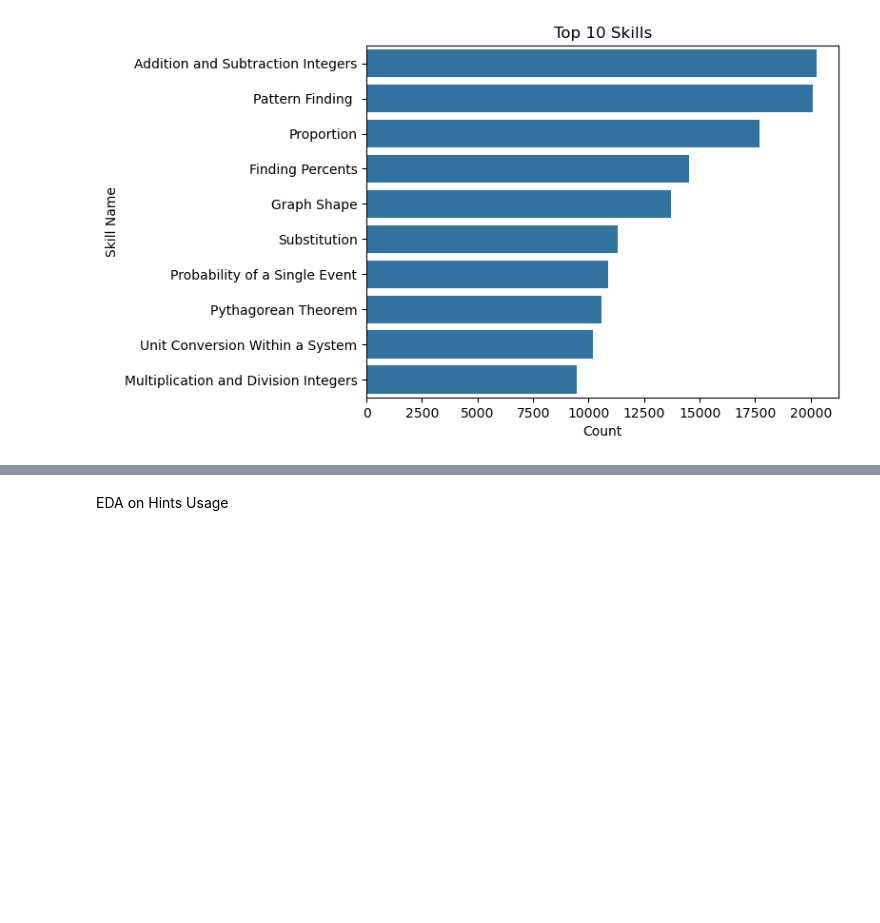
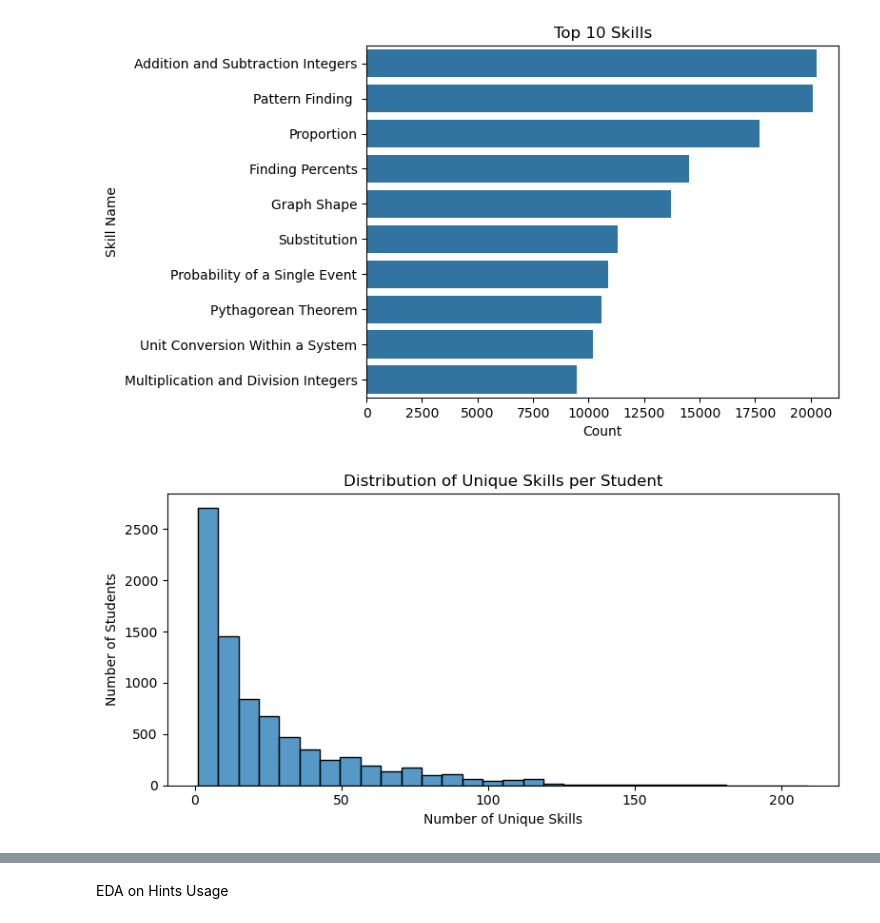
Before and after one commit to somtee99/personalized_learning_rl, a Jupyter notebook: data_cleaning.ipynb, the cells around one changed output, grey strips where cells are left out. Saved outputs shown, nothing was run; the diff lists cells and outputs as text; code cells hidden in the pictures; blank space fills up the shorter version.

```diff
--- a/data_cleaning.ipynb
+++ b/data_cleaning.ipynb
@@ -162,3 +162,15 @@ plt.show()
 # %% [output]
 Number of unique skills: 525
 [figure]
+# %%
+# Number of unique skills each student encounters
+student_skill_counts = df.groupby('user_id')['skill_name'].nunique()
+plt.figure(figsize=(8,4))
+sns.histplot(student_skill_counts, bins=30, kde=False)
+plt.title('Distribution of Unique Skills per Student')
+plt.xlabel('Number of Unique Skills')
+plt.ylabel('Number of Students')
+plt.tight_layout()
+plt.show()
+# %% [output]
+[figure, added]
```
Also changed, not shown: parts of 25 cells of this notebook, 29 other files.
